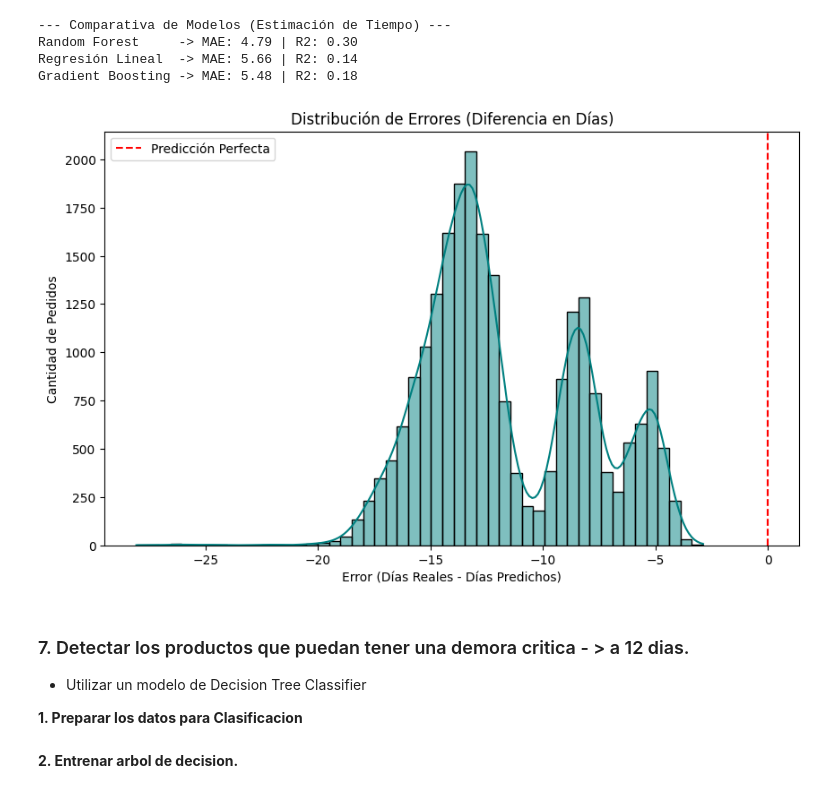
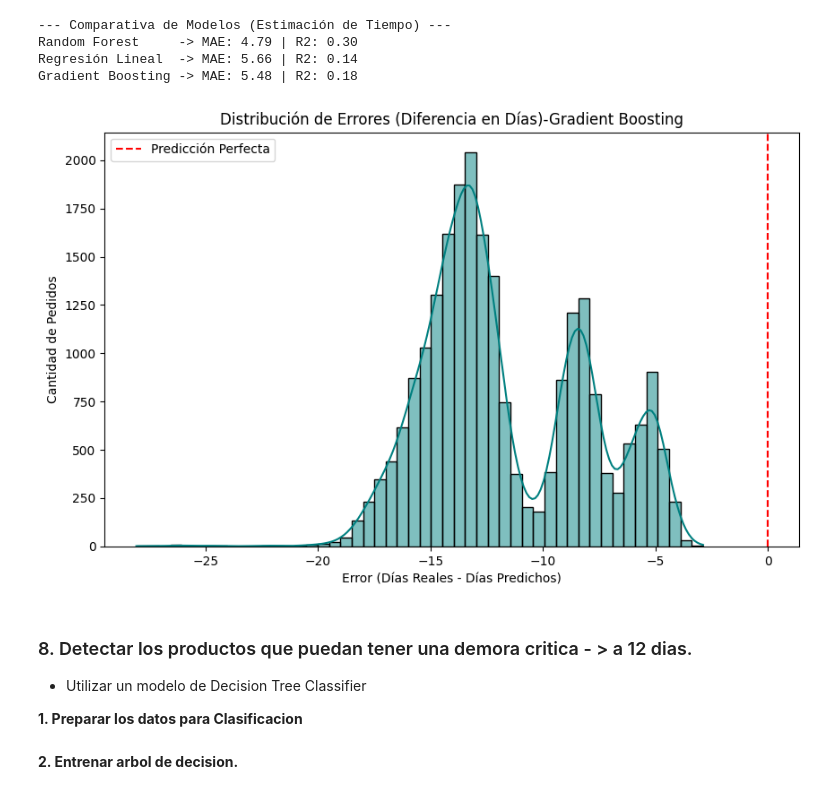
Before and after one commit to wilhayla/THE_HATCH_DATA_SCIENCE_OLIST_CHALLENGE, a Jupyter notebook: notbooks/04_product_estimation_delivery_time.ipynb, the cells around one changed output. Cells and saved outputs as stored; diff of their text form; code cells hidden in the pictures.

```diff
--- a/notbooks/04_product_estimation_delivery_time.ipynb
+++ b/notbooks/04_product_estimation_delivery_time.ipynb
@@ -329,19 +329,19 @@ Gradient Boosting -> MAE: 5.48 | R2: 0.18
 # %%
 errores_03 = y_test - y_pred_gb
 
 # 2. Graficamos
 plt.figure(figsize=(10, 6))
 sns.histplot(errores_03, bins=50, kde=True, color='teal')
 plt.axvline(x=0, color='red', linestyle='--', label='Predicción Perfecta')
-plt.title('Distribución de Errores (Diferencia en Días)')
+plt.title('Distribución de Errores (Diferencia en Días)-Gradient Boosting')
 plt.xlabel('Error (Días Reales - Días Predichos)')
 plt.ylabel('Cantidad de Pedidos')
 plt.legend()
 plt.show()
 # %% [output]
-[figure, old version]
+[figure, new version]
 # %% [markdown]
-### 7. Detectar los productos que puedan tener una demora critica - > a 12 dias.
+### 8. Detectar los productos que puedan tener una demora critica - > a 12 dias.
 
 + Utilizar un modelo de Decision Tree Classifier
 
```
Also changed, not shown: parts of 1 cell of this notebook.
